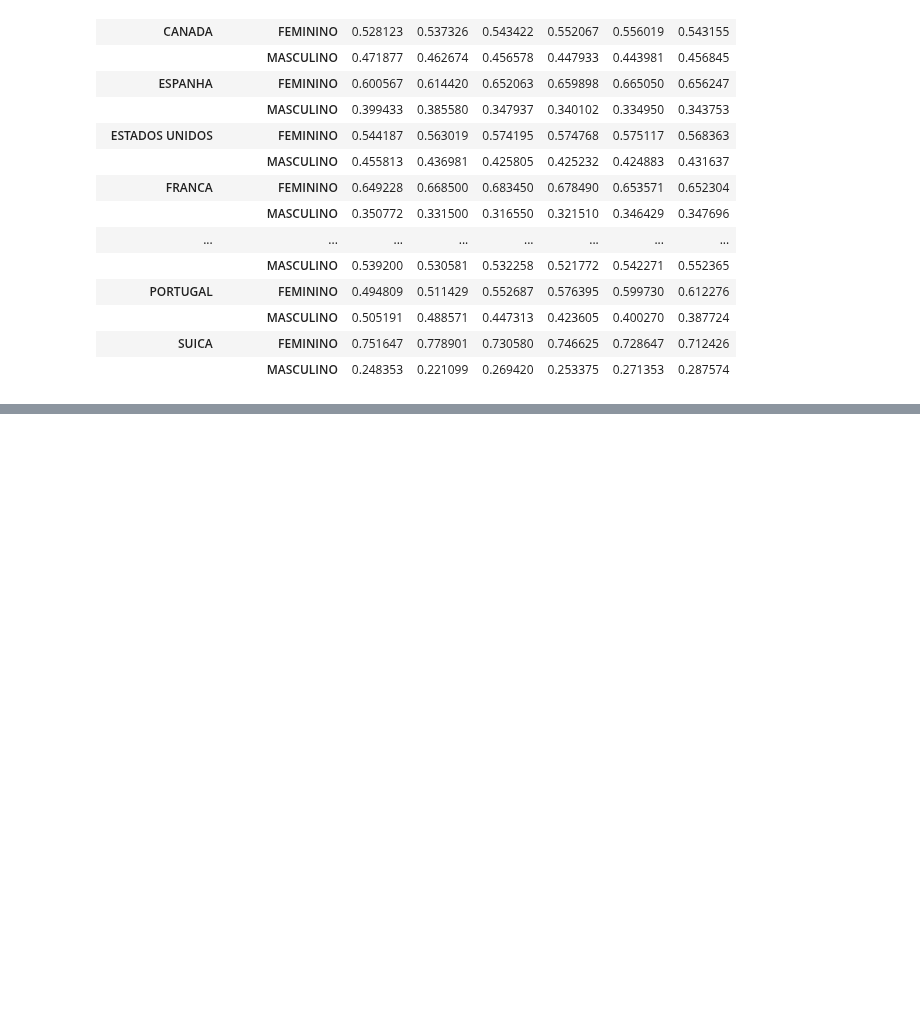
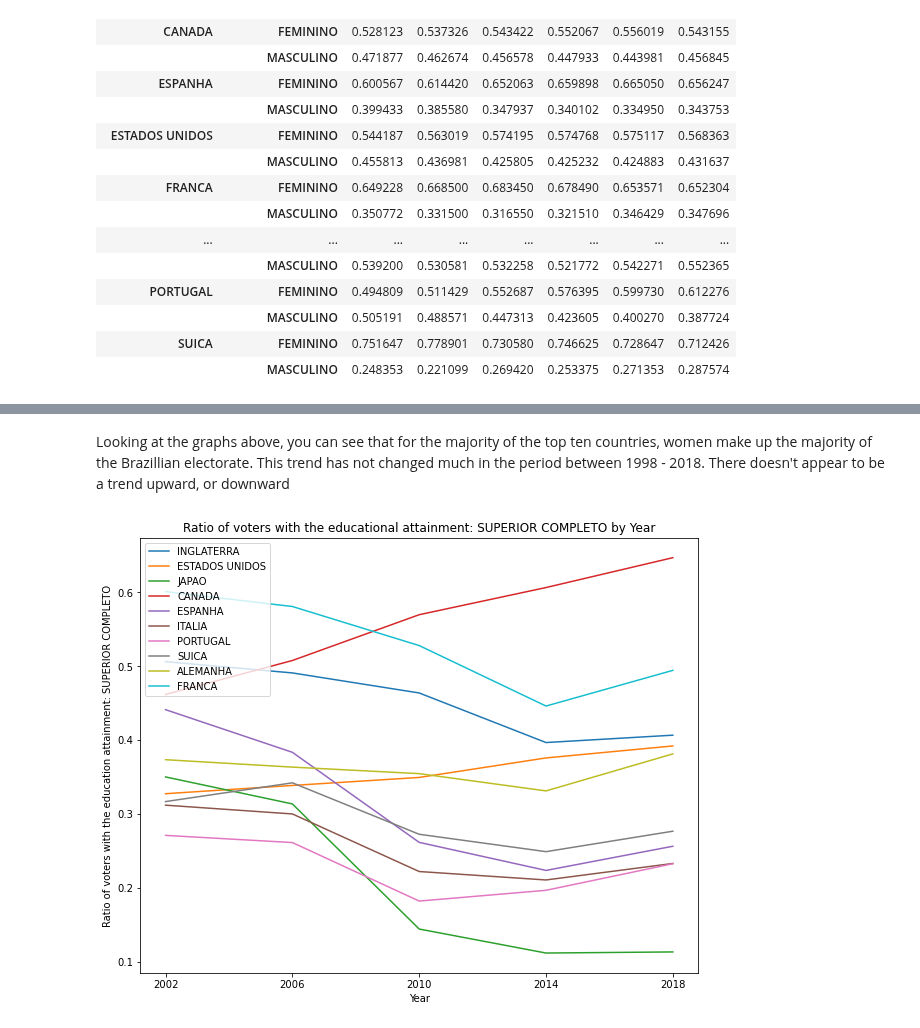
Before and after one commit to BU-Spark/ds-boston-bpda-br-election, a Jupyter notebook: TEAM1/src/electorate_location.ipynb, the cells around one changed output, grey strips where cells are left out. Cells and saved outputs as stored; diff of their text form; code cells hidden in the pictures; blank space fills up the shorter version.

```diff
--- a/TEAM1/src/electorate_location.ipynb
+++ b/TEAM1/src/electorate_location.ipynb
@@ -732,0 +769,35 @@ top_10_countries_gender_ratios_by_year
+# %% [markdown]
+Looking at the graphs above, you can see that for the majority of the top ten countries, women make up the majority of the Brazillian electorate. This trend has not changed much in the period between 1998 - 2018. There doesn't appear to be a trend upward, or downward
+# %%
+def plot_education_by_country(df, education_level):
+
+    countries = df["municipality_name"].unique()
+    years = df["election_year"].unique()
+    years = years[:-1]
+
+
+
+    for country in countries:
+        df_country = df[df["municipality_name"] == country]
+        sum_educations = []
+        for year in years:
+            df_year = df_country[df_country["election_year"] == year]
+            sum_all = df_year["quantity_of_voters"].sum()
+            df_year = df_year[df_year["educational_attainment_description"] == education_level]
+            sum_education = df_year["quantity_of_voters"].sum()
+            ratio_education = sum_education / sum_all
+            sum_educations.append(ratio_education)
+
+        plt.plot(years, sum_educations, label = str(country))
+
+
+    plt.xticks(years)
+    plt.xlabel("Year")
+    plt.ylabel("Ratio of voters with the education attainment: " + str(education_level))
+    plt.legend(loc="upper left")
+    plt.title("Ratio of voters with the educational attainment: " + str(education_level) + " by Year")
+    plt.show()
+# %%
+plot_education_by_country(top_10, "SUPERIOR COMPLETO")
+# %% [output]
+[figure, added]
```
Also changed, not shown: parts of 9 cells of this notebook.
